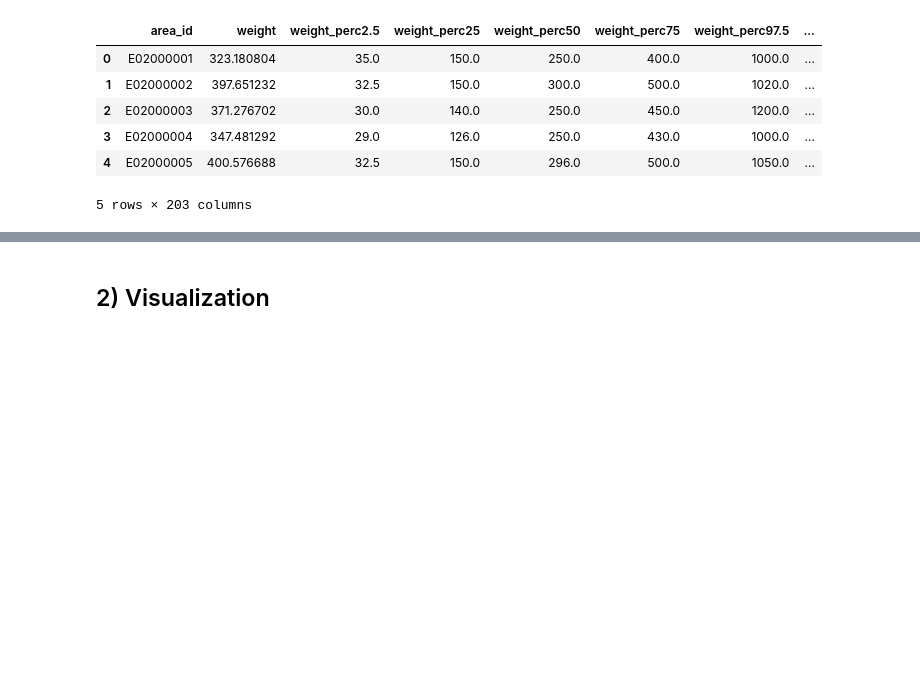
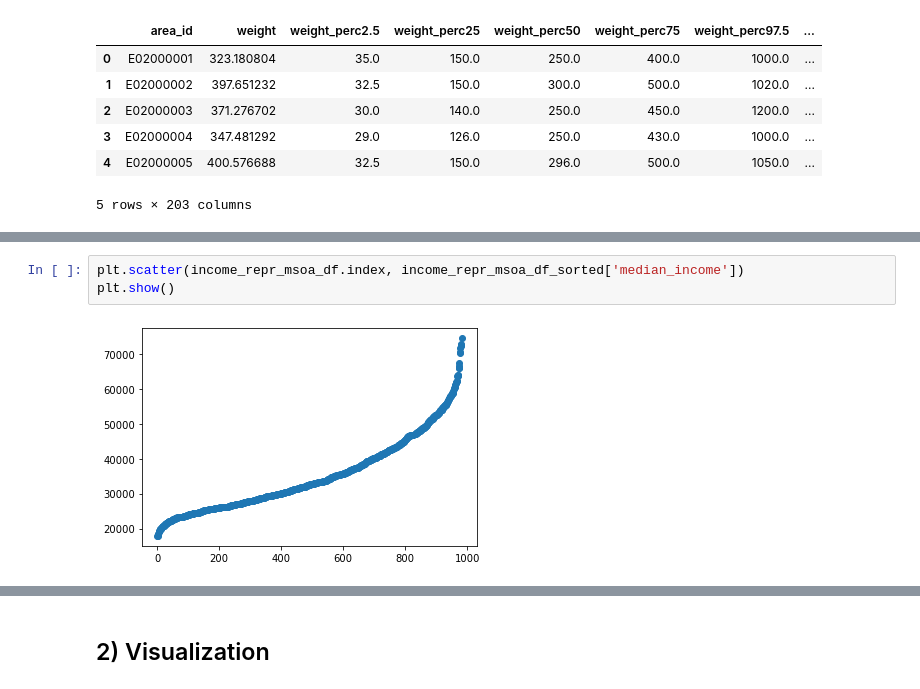
Before and after one commit to epfl-ada/ada-2020-project-milestone-p3-p3_adacadabra, a Jupyter notebook: extension.ipynb, the cells around one changed output, grey strips where cells are left out. Cells and saved outputs as stored; diff of their text form; blank space fills up the shorter version.

```diff
--- a/extension.ipynb
+++ b/extension.ipynb
@@ -100,0 +126,5 @@ main_df.shape
+# %%
+plt.scatter(income_repr_msoa_df.index, income_repr_msoa_df_sorted['median_income'])
+plt.show()
+# %% [output]
+[figure, added]
```
Also changed, not shown: parts of 13 cells of this notebook.
